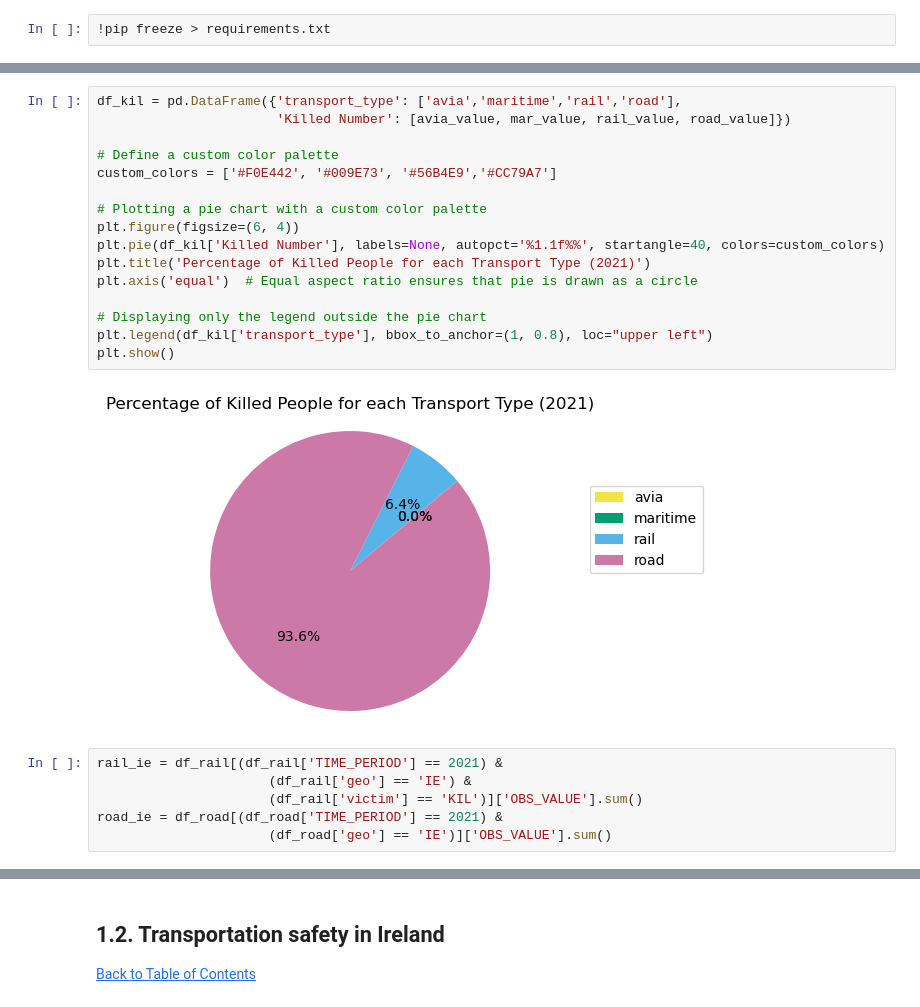
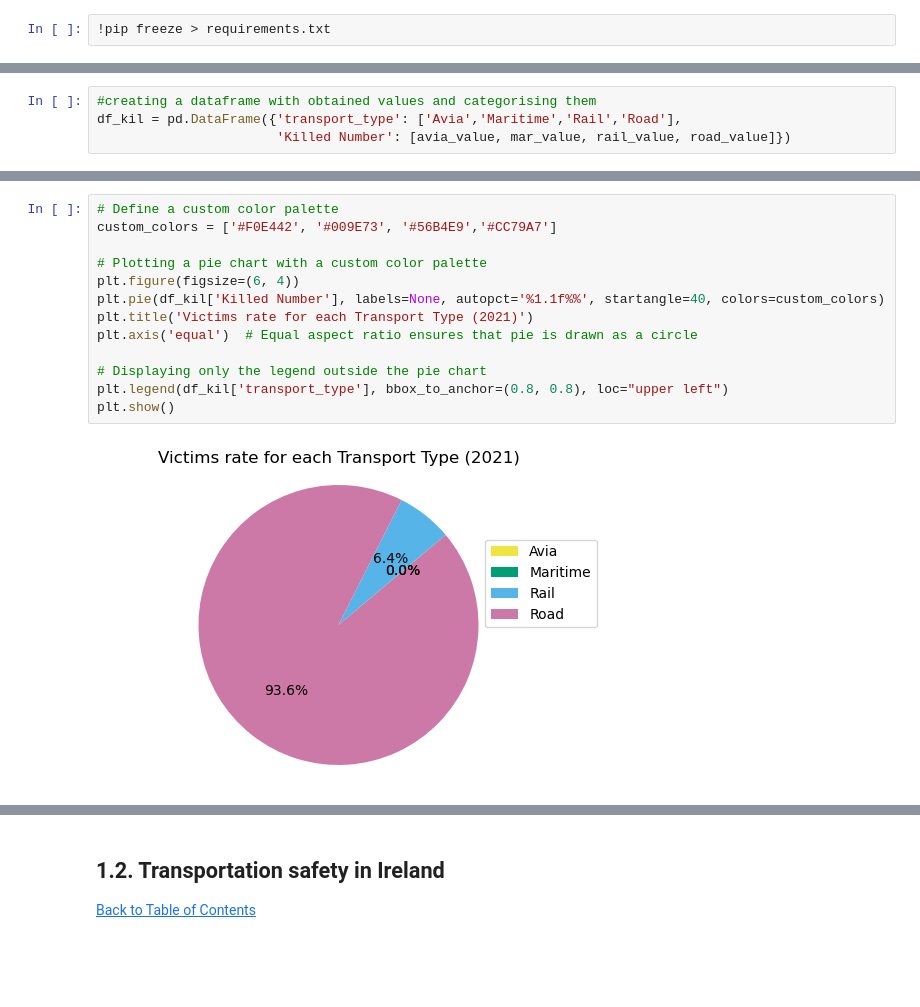
Before and after one commit to Natidhcp/CCT_MSc_DA_CA2, a Jupyter notebook: CA2.ipynb, the cells around one changed output, grey strips where cells are left out. Cells and saved outputs as stored; diff of their text form; blank space fills up the shorter version.

```diff
--- a/CA2.ipynb
+++ b/CA2.ipynb
@@ -200,3 +241,7 @@ mar_value = df_mar[(df_mar['TIME_PERIOD'] == 2021) &
                       (df_mar['victim'] == 'KIL')]['OBS_VALUE'].sum()
 road_value = df_road[(df_road['TIME_PERIOD'] == 2021) &
                       (df_road['geo'] == 'EU27_2020')]['OBS_VALUE'].sum()
+# %%
+#creating a dataframe with obtained values and categorising them
+df_kil = pd.DataFrame({'transport_type': ['Avia','Maritime','Rail','Road'],
+                       'Killed Number': [avia_value, mar_value, rail_value, road_value]})
@@ -203,24 +262,15 @@ road_value = df_road[(df_road['TIME_PERIOD'] == 2021) &
 # %%
-df_kil = pd.DataFrame({'transport_type': ['avia','maritime','rail','road'],
-                       'Killed Number': [avia_value, mar_value, rail_value, road_value]})
-
 # Define a custom color palette
 custom_colors = ['#F0E442', '#009E73', '#56B4E9','#CC79A7']
 
 # Plotting a pie chart with a custom color palette
 plt.figure(figsize=(6, 4))
 plt.pie(df_kil['Killed Number'], labels=None, autopct='%1.1f%%', startangle=40, colors=custom_colors)
-plt.title('Percentage of Killed People for each Transport Type (2021)')
+plt.title('Victims rate for each Transport Type (2021)')
 plt.axis('equal')  # Equal aspect ratio ensures that pie is drawn as a circle
 
 # Displaying only the legend outside the pie chart
-plt.legend(df_kil['transport_type'], bbox_to_anchor=(1, 0.8), loc="upper left")
+plt.legend(df_kil['transport_type'], bbox_to_anchor=(0.8, 0.8), loc="upper left")
 plt.show()
 # %% [output]
-[figure, old version]
+[figure, new version]
-# %%
-rail_ie = df_rail[(df_rail['TIME_PERIOD'] == 2021) &
-                      (df_rail['geo'] == 'IE') &
-                      (df_rail['victim'] == 'KIL')]['OBS_VALUE'].sum()
-road_ie = df_road[(df_road['TIME_PERIOD'] == 2021) &
-                      (df_road['geo'] == 'IE')]['OBS_VALUE'].sum()
```
Also changed, not shown: parts of 85 cells of this notebook.
